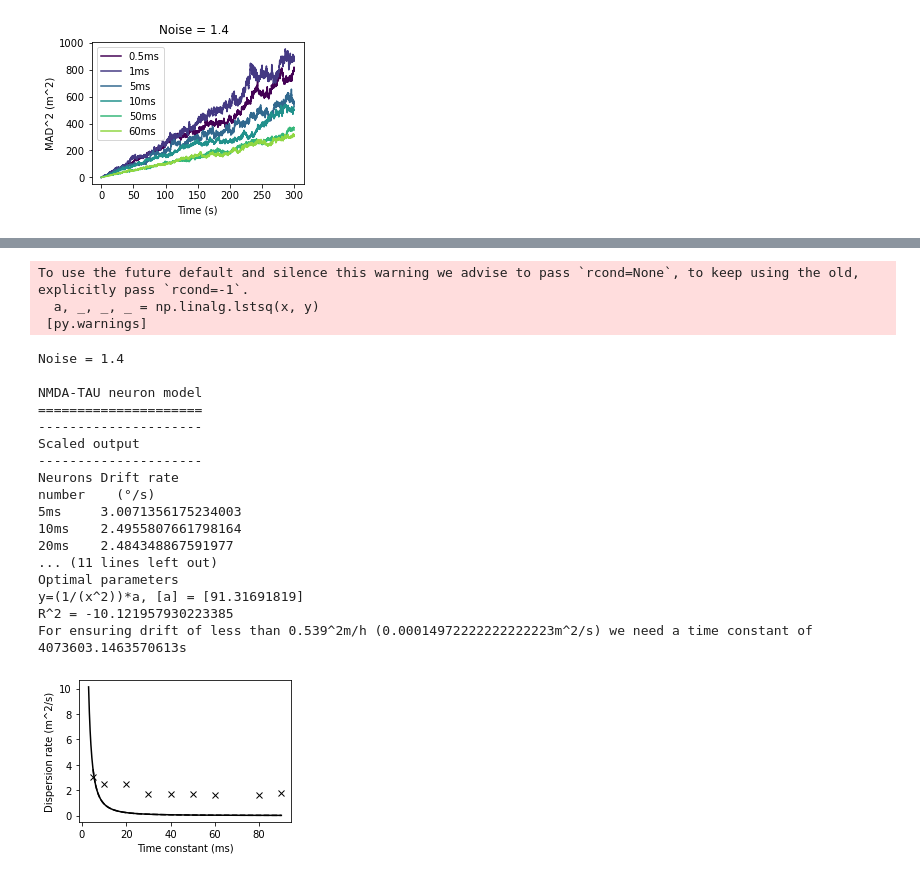
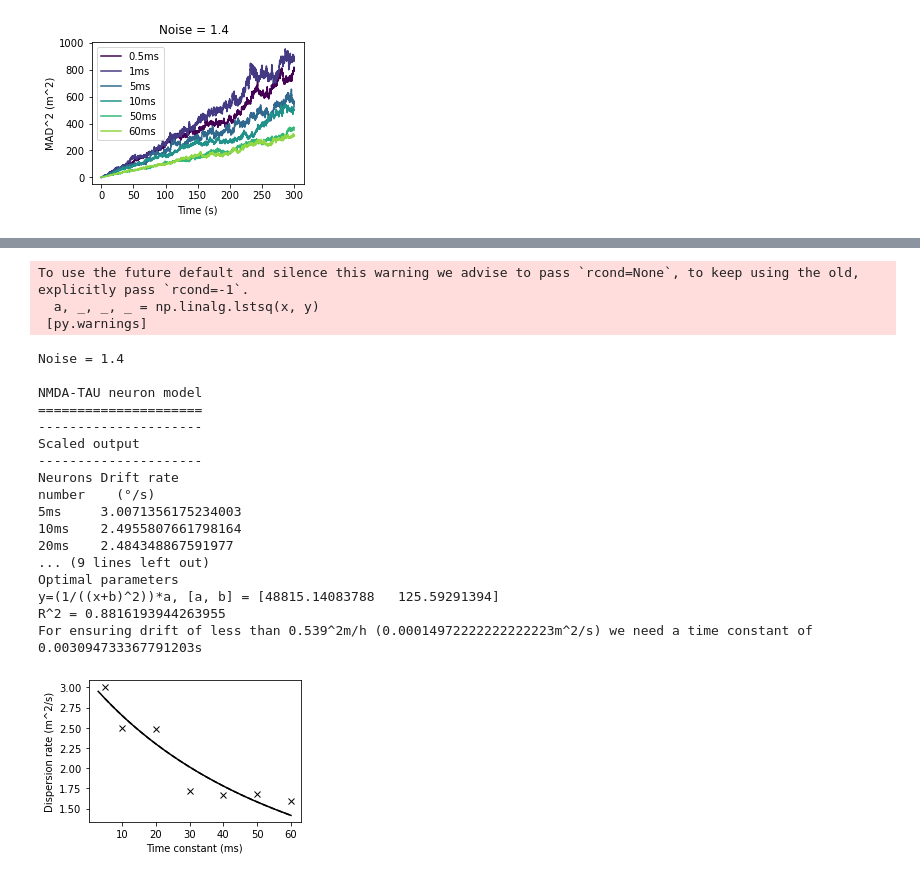
Before and after one commit to johnpi/Bump_Attractor_Data_Temp, a Jupyter notebook: Paper_experiments-Copy1-2-doublechecking-mad-Trying28June2022-Nina.ipynb, the cells around one changed output, grey strips where cells are left out. Drawn from its saved outputs; the diff is of its cells as text; code cells hidden in the pictures.

```diff
--- a/Paper_experiments-Copy1-2-doublechecking-mad-Trying28June2022-Nina.ipynb
+++ b/Paper_experiments-Copy1-2-doublechecking-mad-Trying28June2022-Nina.ipynb
@@ -608,6 +608,9 @@ if colourscheme == 'viridis':
     viridis = plt.cm.get_cmap('viridis')
     #viridis = plt.cm.get_cmap('Greys')
 
+list_tau = []
+list_MAD2 = []
+
 for poisson_neuron_noise in poisson_neuron_noises:
     #if SAVE_PLOT:
     #    fig, axs = plt.subplots(nrows=1, ncols=2, figsize=(7, 3), sharex=True, sharey=True)
@@ -647,6 +650,10 @@ for poisson_neuron_noise in poisson_neuron_noises:
                     ax.plot(t_snaps/second, np.power(ts_list, MAD_to_power), label=tau, color=colour)
                 else:
                     ax.plot(t_snaps/second, ts_list, label=tau)
+
+                list_tau.append(float(tau.replace('ms', '')))
+                list_MAD2.append(np.power(ts_list, MAD_to_power))
+
                 #ax.set_title('N = ' + str(neurons_num))
                 ax.set_xlabel('Time (s)')
                 ax.set_ylabel(plot_mapping_units)
@@ -929,10 +968,17 @@ def func_sqrtx_inv(x, a):
     y = (1/np.sqrt(x))*a                                #     option=10: R^2= with a=
     return y
 
-func_fit = func_x2_inv
+def func_xplusb2_inv(x, a, b):
+    """ Exponential function """
+    y = (1/(x+b)**2)*a                                #     option=10: R^2= with a=
+    return y
 
-func_fit_str = 'y=(1/(x^2))*a, [a] = {}'
+
+func_fit = func_xplusb2_inv
+
+#func_fit_str = 'y=(1/(x^2))*a, [a] = {}'
 #func_fit_str = 'y=(1/sqrt(x))*a, [a] = {}'
+func_fit_str = 'y=(1/((x+b)^2))*a, [a, b] = {}'
 
 
 # Plot only for 0.005 synaptic noise
@@ -977,7 +1023,7 @@ for indx_i, model in enumerate(models):
     if model == 'SIMPLE-TAU2':
         params0 = [0] # Initial guess of parameter values to optimize [a, b, c]
     if model == 'NMDA-TAU':
-        params0 = [0] # Initial guess of parameter values to optimize [a, b, c]
+        params0 = [0, 1] # Initial guess of parameter values to optimize [a, b, c]
         #params0 = [4946.138,     69.046,   -4.955]
 
     # Method 1
@@ -1014,35 +1060,35 @@ for indx_i, model in enumerate(models):
         print('For ensuring drift of less than {}^2m/h ({}m^2/s) we need a time constant of {}s'.format(drift_max, x_req, y_req/1000))
 
         #plt.plot(x_prime, y_prime, linestyle='-', label='Predicted ' + str(poisson_neuron_noise)+' 1/SNR')
         plt.plot(x_prime, y_prime, '--k', label='Predicted ' + str(poisson_neuron_noise)+' 1/SNR')
 
     #
     #plt.legend(loc='best')
     plt.ylabel('Dispersion rate (m^2/s)')
     plt.xlabel('Time constant (ms)')
     #plt.xlim([0, max_lim])
 
     if SAVE_PLOT:
         fig.savefig(os.path.join(figs_path, 'pub_' + model + '_neuron_tau_vs_dispersion_rate_range' + str(range_max_new) + 'm' + '_noise' + str(poisson_neuron_noise) + '_neurons' + str(neurons_num)+ '_meas' + str(start_time) + '-' + str(end_time) + 's' + '-' + str(percentage) + 'prc' + '_projtau' + str(int(np.round(y_req/1000))) + 's' + figs_extension), bbox_inches='tight', dpi=300)
 # %% [output]
 To use the future default and silence this warning we advise to pass `rcond=None`, to keep using the old, explicitly pass `rcond=-1`.
   a, _, _, _ = np.linalg.lstsq(x, y)
  [py.warnings]
 Noise = 1.4
 
 NMDA-TAU neuron model
 =====================
 ---------------------
 Scaled output
 ---------------------
 Neurons Drift rate
 number    (°/s)
 5ms     3.0071356175234003
 10ms    2.4955807661798164
 20ms    2.484348867591977
-... (11 lines left out)
+... (9 lines left out)
 Optimal parameters
-y=(1/(x^2))*a, [a] = [91.31691819]
-R^2 = -10.121957930223385
-For ensuring drift of less than 0.539^2m/h (0.00014972222222222223m^2/s) we need a time constant of 4073603.1463570613s
+y=(1/((x+b)^2))*a, [a, b] = [48815.14083788   125.59291394]
+R^2 = 0.8816193944263955
+For ensuring drift of less than 0.539^2m/h (0.00014972222222222223m^2/s) we need a time constant of 0.003094733367791203s
-[figure, old version]
+[figure, new version]
```
Also changed, not shown: parts of 2 cells of this notebook.
